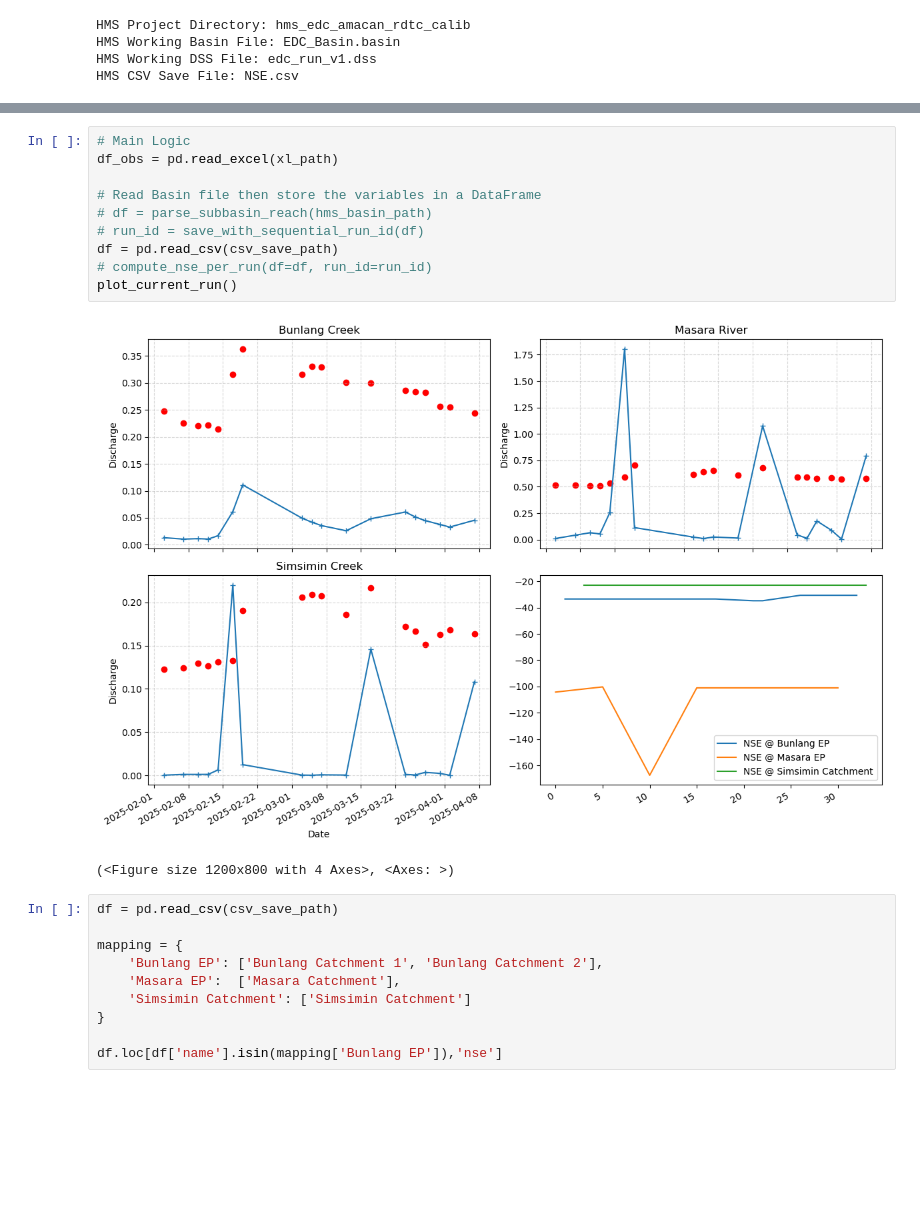
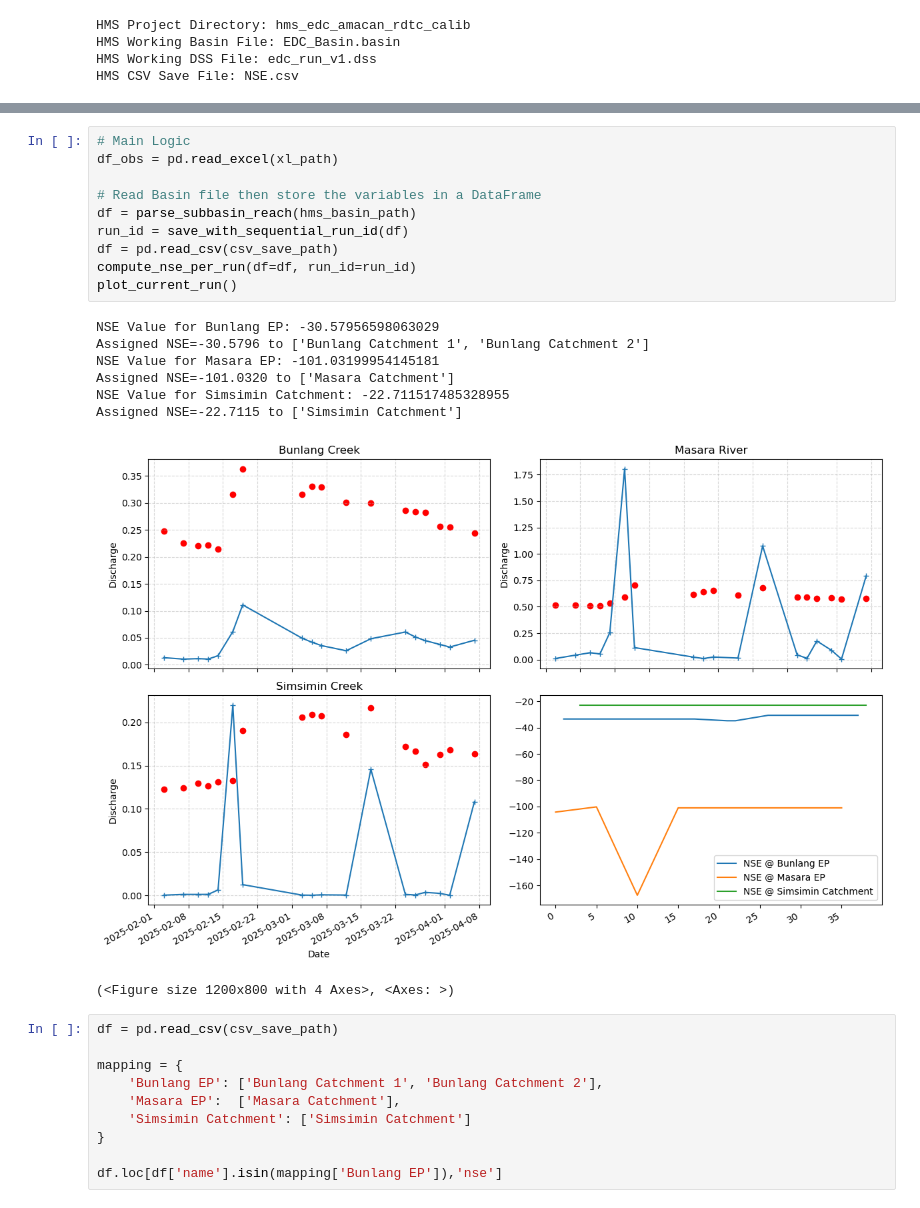
Before and after one commit to rdtcamingawan/pyqgis_amh, a Jupyter notebook: NP24.155 EDC Amacan/log_n_compute_nse.ipynb, the cells around one changed output, grey strips where cells are left out. Cells and saved outputs as stored; diff of their text form; blank space fills up the shorter version.

```diff
--- a/NP24.155 EDC Amacan/log_n_compute_nse.ipynb
+++ b/NP24.155 EDC Amacan/log_n_compute_nse.ipynb
@@ -282,16 +302,22 @@ def plot_current_run():
 # %%
 # Main Logic
 df_obs = pd.read_excel(xl_path)
 
 # Read Basin file then store the variables in a DataFrame
-# df = parse_subbasin_reach(hms_basin_path)
-# run_id = save_with_sequential_run_id(df)
+df = parse_subbasin_reach(hms_basin_path)
+run_id = save_with_sequential_run_id(df)
 df = pd.read_csv(csv_save_path)
-# compute_nse_per_run(df=df, run_id=run_id)
+compute_nse_per_run(df=df, run_id=run_id)
 plot_current_run()
 # %% [output]
+NSE Value for Bunlang EP: -30.57956598063029
+Assigned NSE=-30.5796 to ['Bunlang Catchment 1', 'Bunlang Catchment 2']
+NSE Value for Masara EP: -101.03199954145181
+Assigned NSE=-101.0320 to ['Masara Catchment']
+NSE Value for Simsimin Catchment: -22.711517485328955
+Assigned NSE=-22.7115 to ['Simsimin Catchment']
-[figure, old version]
+[figure, new version]
-(<Figure size 1200x800 with 4 Axes>, <Axes: >)
+(<Figure size 1200x800 with 4 Axes>, <Axes: >)
 # %%
 df = pd.read_csv(csv_save_path)
 
```
Also changed, not shown: parts of 2 cells of this notebook, 1 other file.
